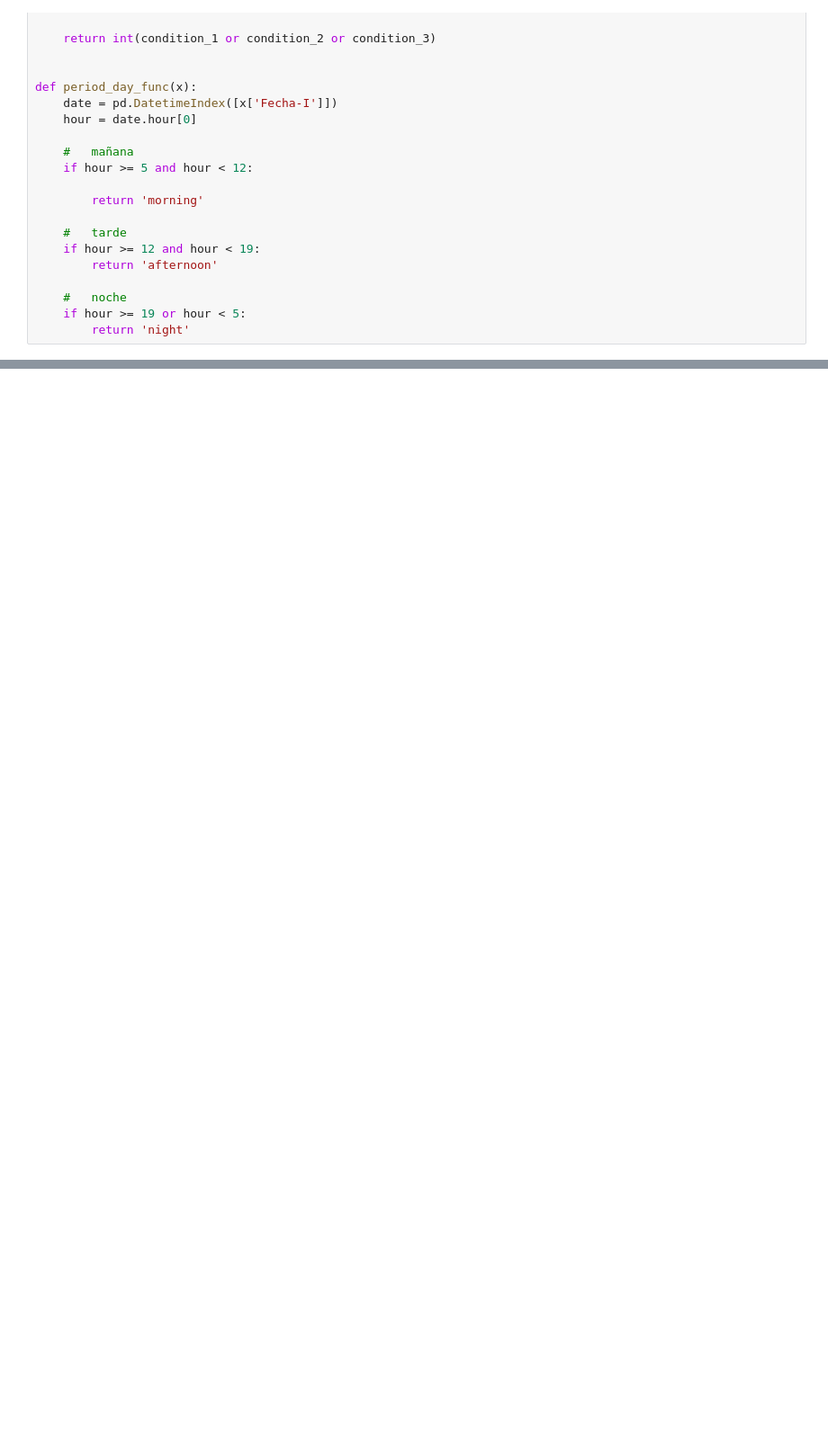
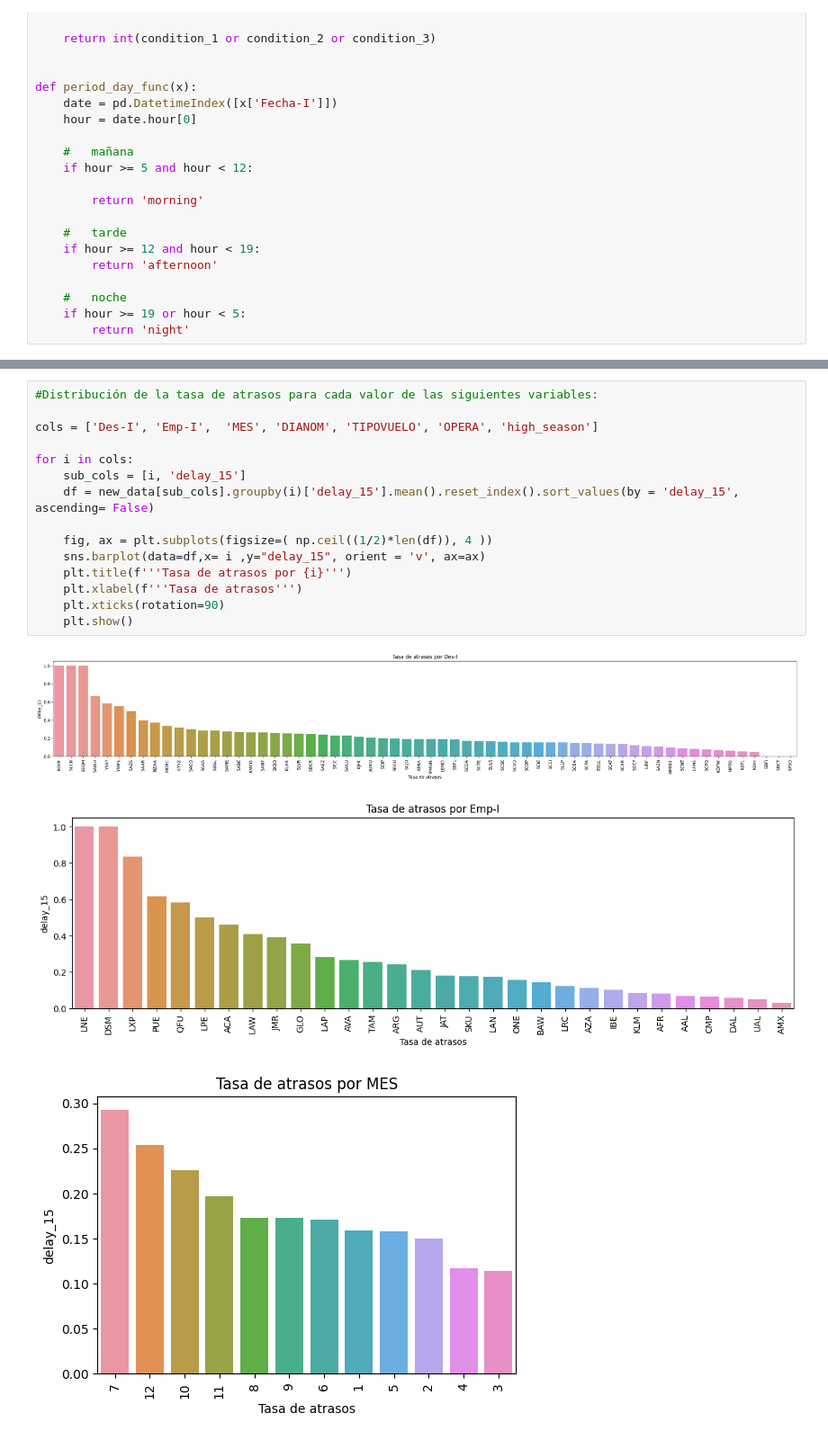
Before and after one commit to CrisBenavides/LATAM_Challenge, a Jupyter notebook: solution.ipynb, the cells around one changed output, grey strips where cells are left out. Shown: that part at 90% size. Saved outputs shown, nothing was run; the diff lists cells and outputs as text; blank space fills up the shorter version.

```diff
--- a/solution.ipynb
+++ b/solution.ipynb
@@ -332,0 +446,19 @@ clean_data.head()
+# %%
+#Distribución de la tasa de atrasos para cada valor de las siguientes variables:
+
+cols = ['Des-I', 'Emp-I',  'MES', 'DIANOM', 'TIPOVUELO', 'OPERA', 'high_season']
+
+for i in cols:
+    sub_cols = [i, 'delay_15']
+    df = new_data[sub_cols].groupby(i)['delay_15'].mean().reset_index().sort_values(by = 'delay_15', ascending= False)
+
+    fig, ax = plt.subplots(figsize=( np.ceil((1/2)*len(df)), 4 ))
+    sns.barplot(data=df,x= i ,y="delay_15", orient = 'v', ax=ax)
+    plt.title(f'''Tasa de atrasos por {i}''')
+    plt.xlabel(f'''Tasa de atrasos''')
+    plt.xticks(rotation=90)
+    plt.show()
+# %% [output]
+[figure, added]
+[figure, added]
+[figure, added]
```
Also changed, not shown: parts of 16 cells of this notebook, 1 other file.
